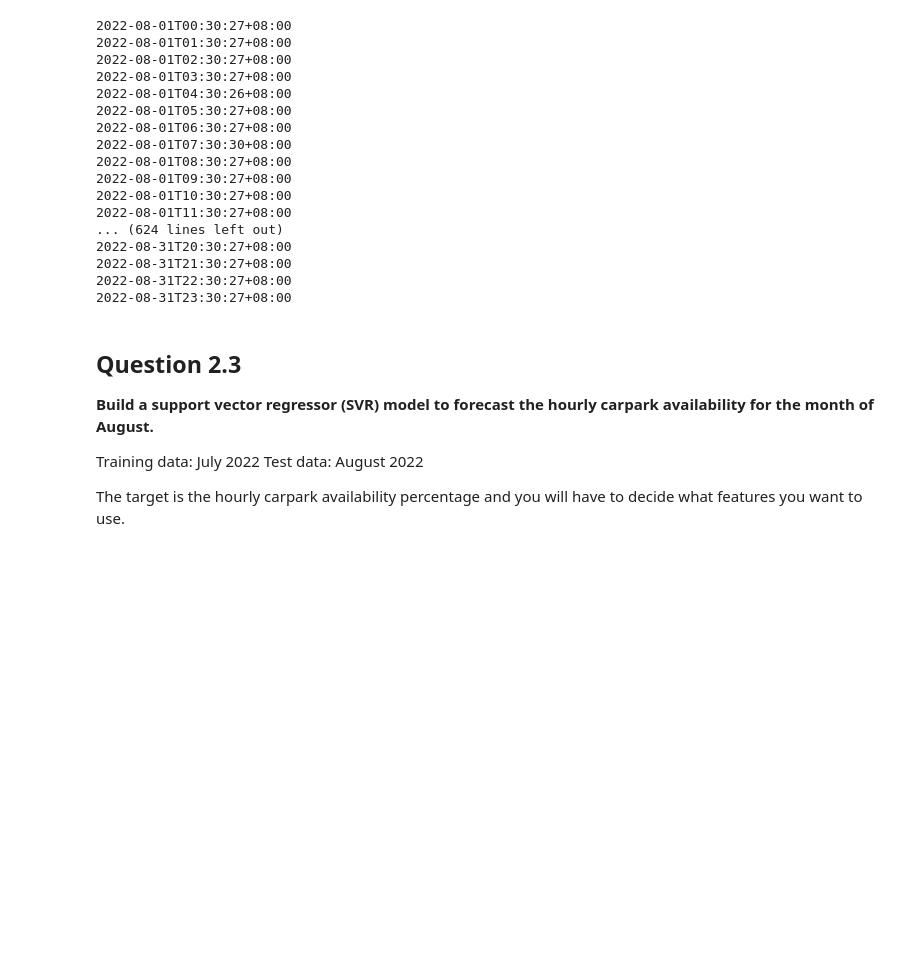
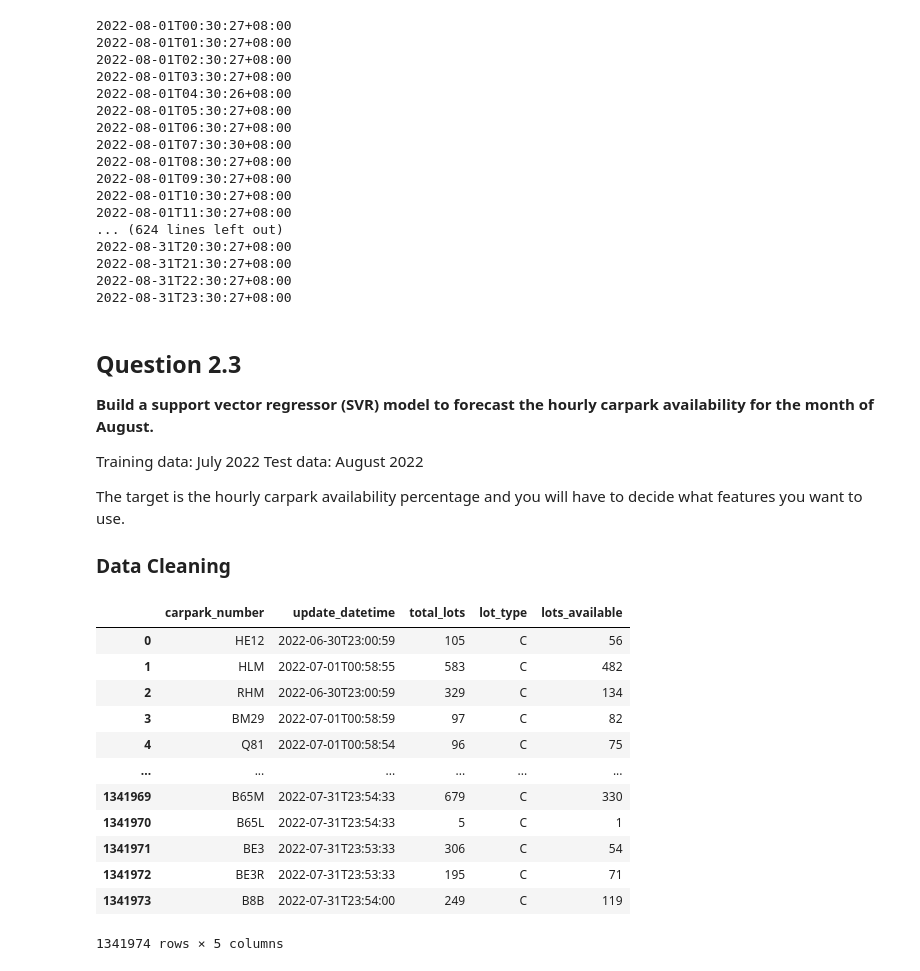
Before and after one commit to R-Ramana/EE4211-Project, a Jupyter notebook: Question 2/EE4211_Group_9_Question_2.ipynb, the cells around one changed output. Cells and saved outputs as stored; diff of their text form; code cells hidden in the pictures; blank space fills up the shorter version.

Commit message:
add cleaning and svr

```diff
--- a/Question 2/EE4211_Group_9_Question_2.ipynb
+++ b/Question 2/EE4211_Group_9_Question_2.ipynb
@@ -148,3 +148,5 @@ Training data: July 2022
 Test data: August 2022
 
 The target is the hourly carpark availability percentage and you will have to decide what features you want to use.
+
+### Data Cleaning
@@ -156,0 +153,17 @@ jul_data_df
+# %%
+jul_data_df = pd.read_csv('7_data_Q2.csv')
+jul_data_df
+# %% [output]
+|  | carpark_number | update_datetime | total_lots | lot_type | lots_available |
+| 0 | HE12 | 2022-06-30T23:00:59 | 105 | C | 56 |
+| 1 | HLM | 2022-07-01T00:58:55 | 583 | C | 482 |
+| 2 | RHM | 2022-06-30T23:00:59 | 329 | C | 134 |
+| 3 | BM29 | 2022-07-01T00:58:59 | 97 | C | 82 |
+| 4 | Q81 | 2022-07-01T00:58:54 | 96 | C | 75 |
+| ... | ... | ... | ... | ... | ... |
+| 1341969 | B65M | 2022-07-31T23:54:33 | 679 | C | 330 |
+| 1341970 | B65L | 2022-07-31T23:54:33 | 5 | C | 1 |
+| 1341971 | BE3 | 2022-07-31T23:53:33 | 306 | C | 54 |
+| 1341972 | BE3R | 2022-07-31T23:53:33 | 195 | C | 71 |
+| 1341973 | B8B | 2022-07-31T23:54:00 | 249 | C | 119 |
+1341974 rows × 5 columns
```
Also changed, not shown: parts of 32 cells of this notebook.
